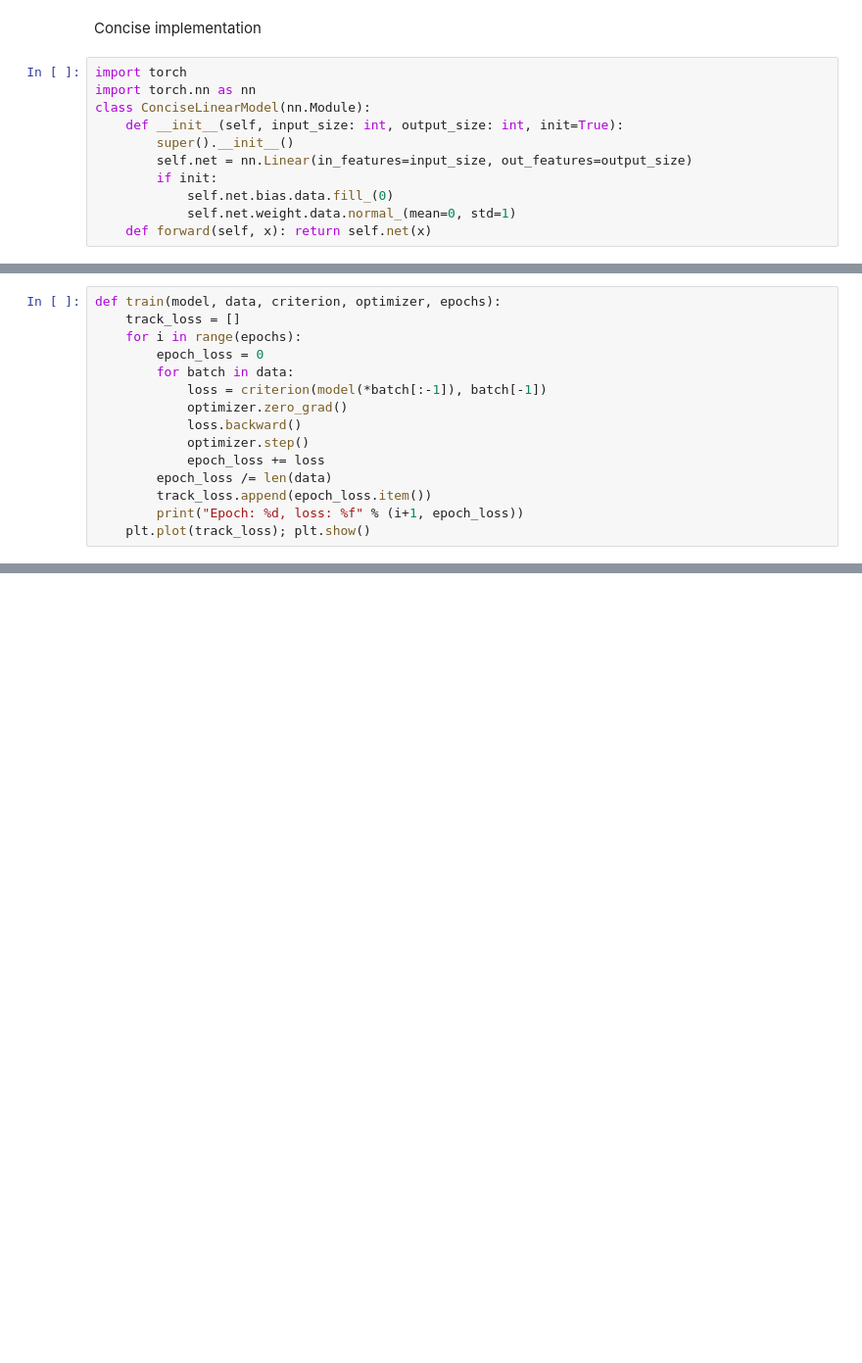
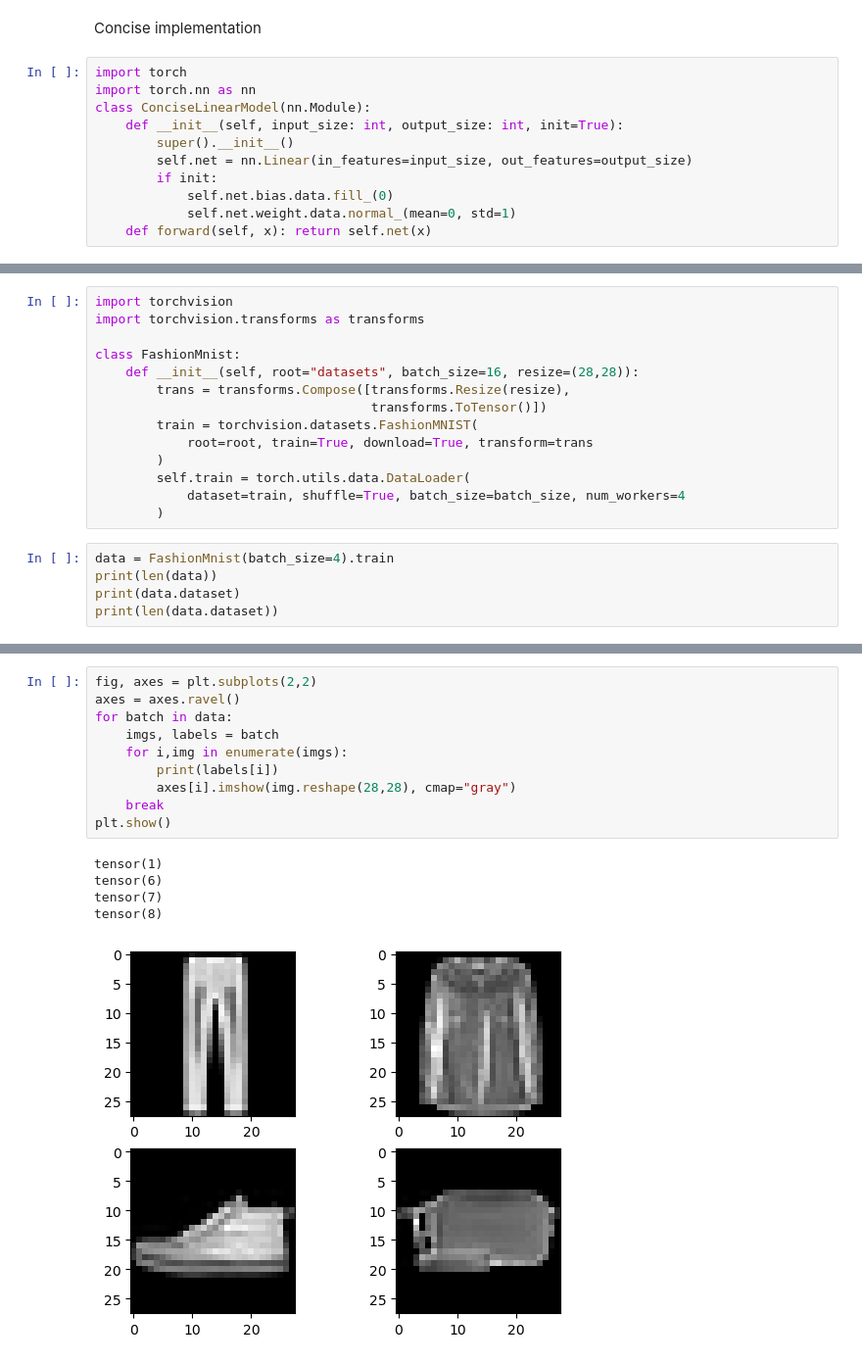
Before and after one commit to bmalick/machine-learning-grind, a Jupyter notebook: 02-neural-networks/01-shallow-neural-network/main.ipynb, the cells around one changed output, grey strips where cells are left out. Shown at 98% size. Saved outputs shown, nothing was run; the diff lists cells and outputs as text; blank space fills up the shorter version.

```diff
--- a/02-neural-networks/01-shallow-neural-network/main.ipynb
+++ b/02-neural-networks/01-shallow-neural-network/main.ipynb
@@ -196,15 +215,0 @@ tensor([[-0.0399, -1.5923]], requires_grad=True)
-# %%
-def train(model, data, criterion, optimizer, epochs):
-    track_loss = []
-    for i in range(epochs):
-        epoch_loss = 0
-        for batch in data:
-            loss = criterion(model(*batch[:-1]), batch[-1])
-            optimizer.zero_grad()
-            loss.backward()
-            optimizer.step()
-            epoch_loss += loss
-        epoch_loss /= len(data)
-        track_loss.append(epoch_loss.item())
-        print("Epoch: %d, loss: %f" % (i+1, epoch_loss))
-    plt.plot(track_loss); plt.show()
@@ -242,0 +285,19 @@ w: [[ 2.3001459 -2.3005142]] , b: -8.000521659851074
+# %%
+import torchvision
+import torchvision.transforms as transforms
+
+class FashionMnist:
+    def __init__(self, root="datasets", batch_size=16, resize=(28,28)):
+        trans = transforms.Compose([transforms.Resize(resize),
+                                    transforms.ToTensor()])
+        train = torchvision.datasets.FashionMNIST(
+            root=root, train=True, download=True, transform=trans
+        )
+        self.train = torch.utils.data.DataLoader(
+            dataset=train, shuffle=True, batch_size=batch_size, num_workers=4
+        )
+# %%
+data = FashionMnist(batch_size=4).train
+print(len(data))
+print(data.dataset)
+print(len(data.dataset))
@@ -242,0 +316,16 @@ w: [[ 2.3001459 -2.3005142]] , b: -8.000521659851074
+# %%
+fig, axes = plt.subplots(2,2)
+axes = axes.ravel()
+for batch in data:
+    imgs, labels = batch
+    for i,img in enumerate(imgs):
+        print(labels[i])
+        axes[i].imshow(img.reshape(28,28), cmap="gray")
+    break
+plt.show()
+# %% [output]
+tensor(1)
+tensor(6)
+tensor(7)
+tensor(8)
+[figure, added]
```
Also changed, not shown: parts of 26 cells of this notebook, 2 other files.
